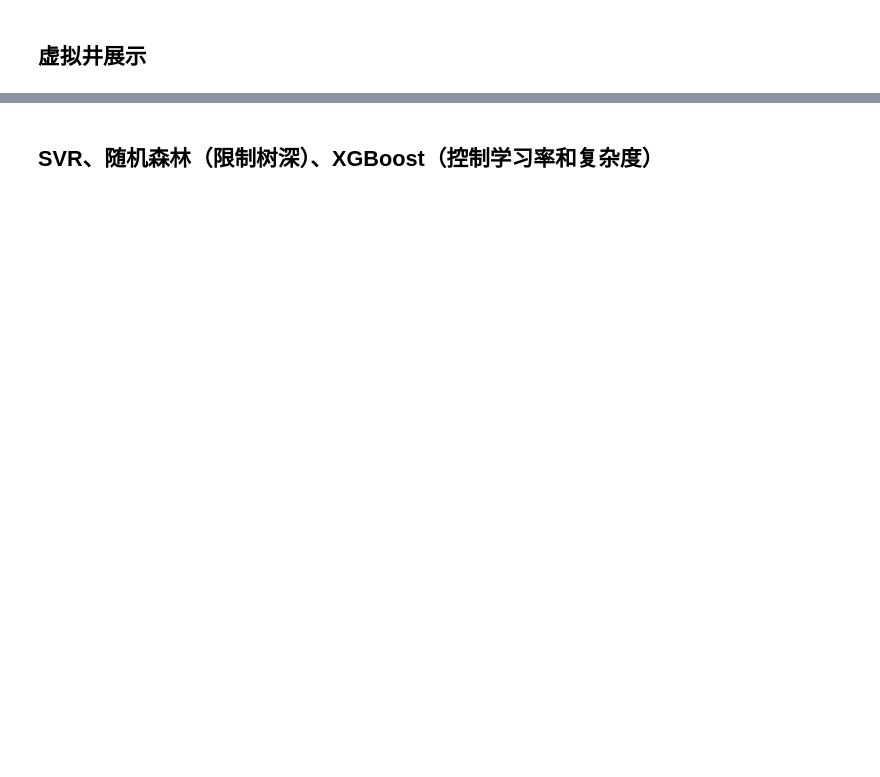
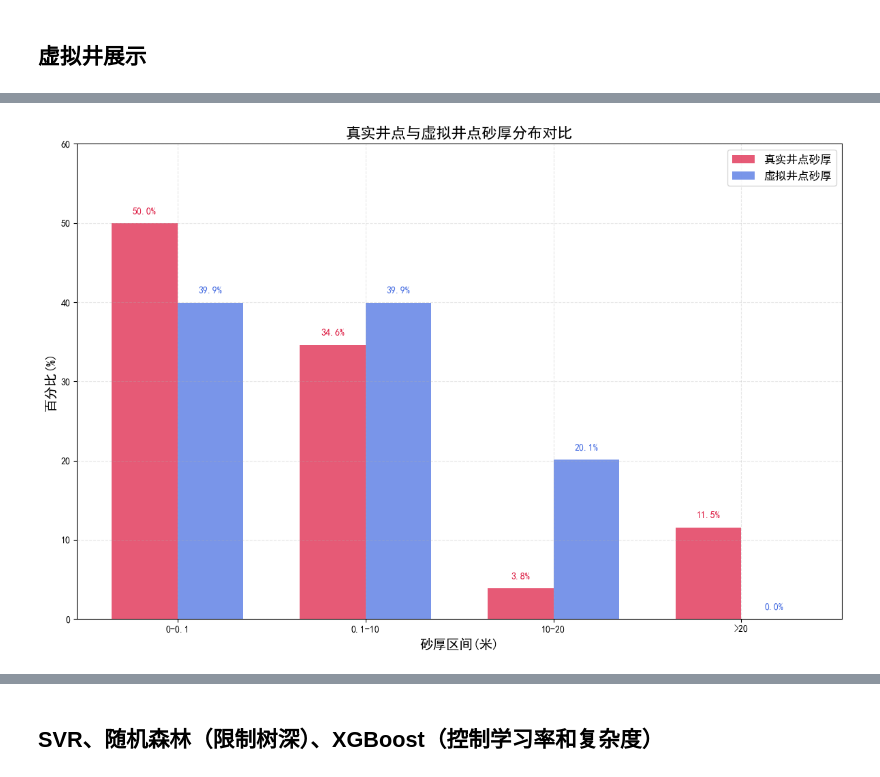
Before and after one commit to oimero/attribute_fusion, a Jupyter notebook: H6-2/H6_2_pseudo_sample_pro.ipynb, the cells around one changed output, grey strips where cells are left out. Cells and saved outputs as stored; diff of their text form; code cells hidden in the pictures; blank space fills up the shorter version.

```diff
--- a/H6-2/H6_2_pseudo_sample_pro.ipynb
+++ b/H6-2/H6_2_pseudo_sample_pro.ipynb
@@ -997,0 +1186,90 @@ print("融合属性分布与井点位置可视化完成")
+# %%
+# 添加真实井和虚拟井的砂厚直方图对比
+print("创建真实井和虚拟井砂厚直方图对比...")
+
+# 提取真实井和虚拟井的砂厚数据
+real_thickness = real_wells["Sand Thickness"].values
+pseudo_thickness = pseudo_wells["Mean_Pred"].values  # 虚拟井使用预测砂厚
+
+# 设置砂厚区间
+thickness_bins = [0, 0.1, 10, 20, np.max(np.concatenate([real_thickness, pseudo_thickness])) + 1]
+thickness_labels = ["0-0.1", "0.1-10", "10-20", ">20"]
+
+# 计算各区间的井点数量
+real_hist, _ = np.histogram(real_thickness, bins=thickness_bins)
+pseudo_hist, _ = np.histogram(pseudo_thickness, bins=thickness_bins)
+
+# 计算百分比
+real_percent = real_hist / len(real_thickness) * 100
+pseudo_percent = pseudo_hist / len(pseudo_thickness) * 100
+
+# 创建直方图
+plt.figure(figsize=(12, 8))
+
+# 设置柱状图位置
+bar_width = 0.35
+r1 = np.arange(len(thickness_labels))
+r2 = [x + bar_width for x in r1]
+
+# 绘制真实井砂厚分布
+plt.bar(r1, real_percent, width=bar_width, color='crimson', alpha=0.7, label='真实井点砂厚')
+
+# 绘制虚拟井砂厚分布
+plt.bar(r2, pseudo_percent, width=bar_width, color='royalblue', alpha=0.7, label='虚拟井点砂厚')
+
+# 添加数据标签
+for i, v in enumerate(real_percent):
+    plt.text(r1[i], v + 1, f"{v:.1f}%", ha='center', va='bottom', fontweight='bold', color='crimson')
+
+for i, v in enumerate(pseudo_percent):
+    plt.text(r2[i], v + 1, f"{v:.1f}%", ha='center', va='bottom', fontweight='bold', color='royalblue')
+
+# 设置图表属性
+plt.xlabel('砂厚区间(米)', fontsize=14)
+plt.ylabel('百分比(%)', fontsize=14)
+plt.title('真实井点与虚拟井点砂厚分布对比', fontsize=16)
+plt.xticks([r + bar_width/2 for r in range(len(thickness_labels))], thickness_labels)
+plt.ylim(0, max(max(real_percent), max(pseudo_percent)) * 1.2)  # 确保数据标签可见
+
+# 添加图例和网格
+plt.legend(loc='upper right', fontsize=12)
+plt.grid(True, linestyle='--', alpha=0.3)
+
+# 保存图表
+plt.tight_layout()
+plt.savefig(os.path.join(output_dir, "real_vs_pseudo_thickness_histogram.png"), dpi=300, bbox_inches="tight")
+plt.show()
+
+# 添加更详细的砂厚统计信息表格
+stats_data = {
+    "统计指标": ["样本数量", "平均值(米)", "中位数(米)", "标准差(米)", "最小值(米)", "最大值(米)"],
+    "真实井点": [
+        len(real_thickness),
+        np.mean(real_thickness),
+        np.median(real_thickness),
+        np.std(real_thickness),
+        np.min(real_thickness),
+        np.max(real_thickness)
+    ],
+    "虚拟井点": [
+        len(pseudo_thickness),
+        np.mean(pseudo_thickness),
+        np.median(pseudo_thickness),
+        np.std(pseudo_thickness),
+        np.min(pseudo_thickness),
+        np.max(pseudo_thickness)
+    ]
+}
+
+# 创建DataFrame并打印
+stats_df = pd.DataFrame(stats_data)
+print("\n砂厚统计信息对比:")
+print(stats_df.to_string(index=False, formatters={
+    "真实井点": lambda x: f"{x:.2f}" if isinstance(x, float) else str(x),
+    "虚拟井点": lambda x: f"{x:.2f}" if isinstance(x, float) else str(x)
+}))
+
+# 保存统计信息
+stats_df.to_csv(os.path.join(output_dir, "real_vs_pseudo_thickness_stats.csv"), index=False)
+print("砂厚分布对比分析完成，结果已保存")
+# %% [output]
@@ -997,0 +1277 @@ print("融合属性分布与井点位置可视化完成")
+[figure, added]
```
Also changed, not shown: parts of 14 cells of this notebook, 3 other files.
